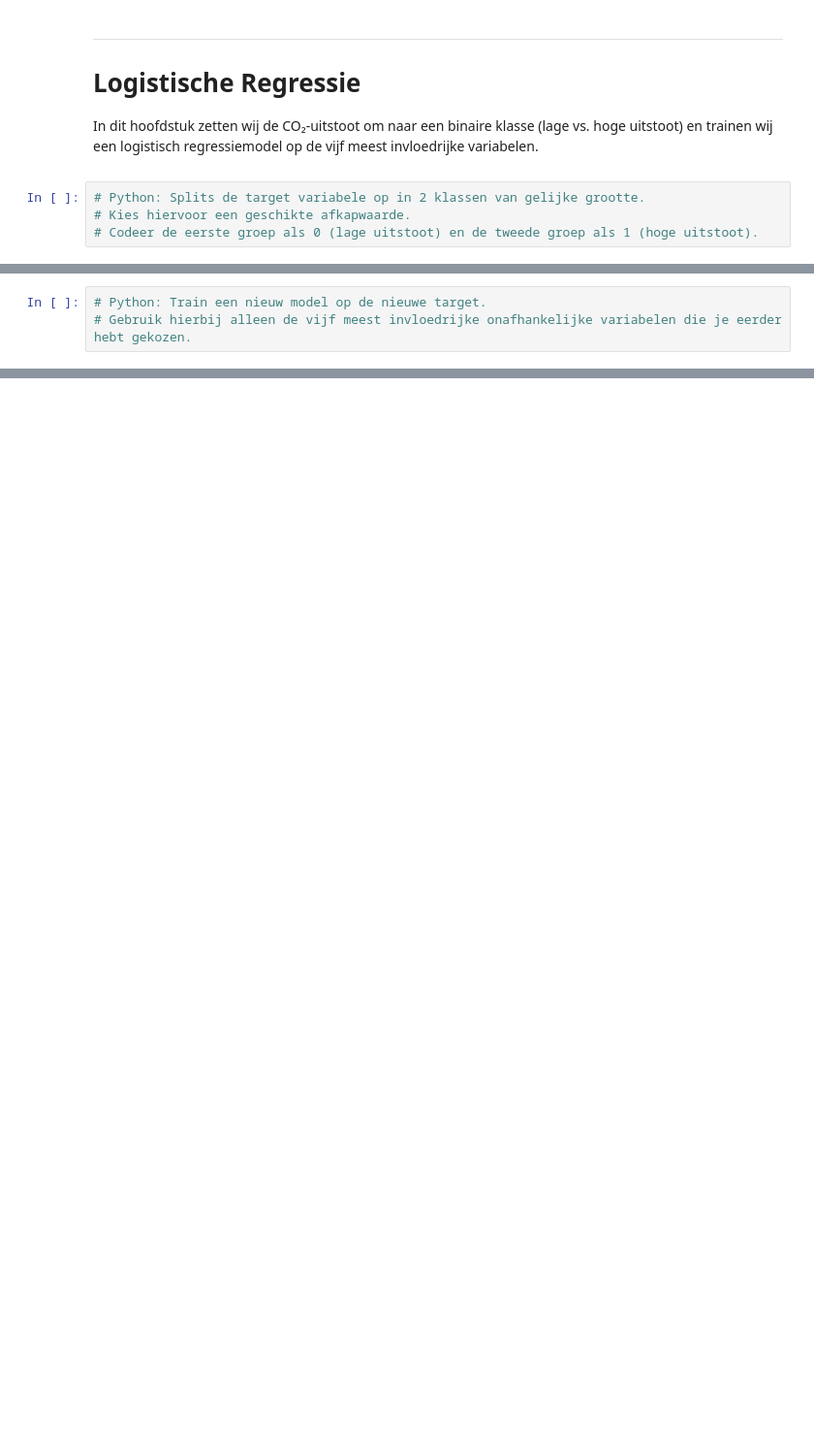
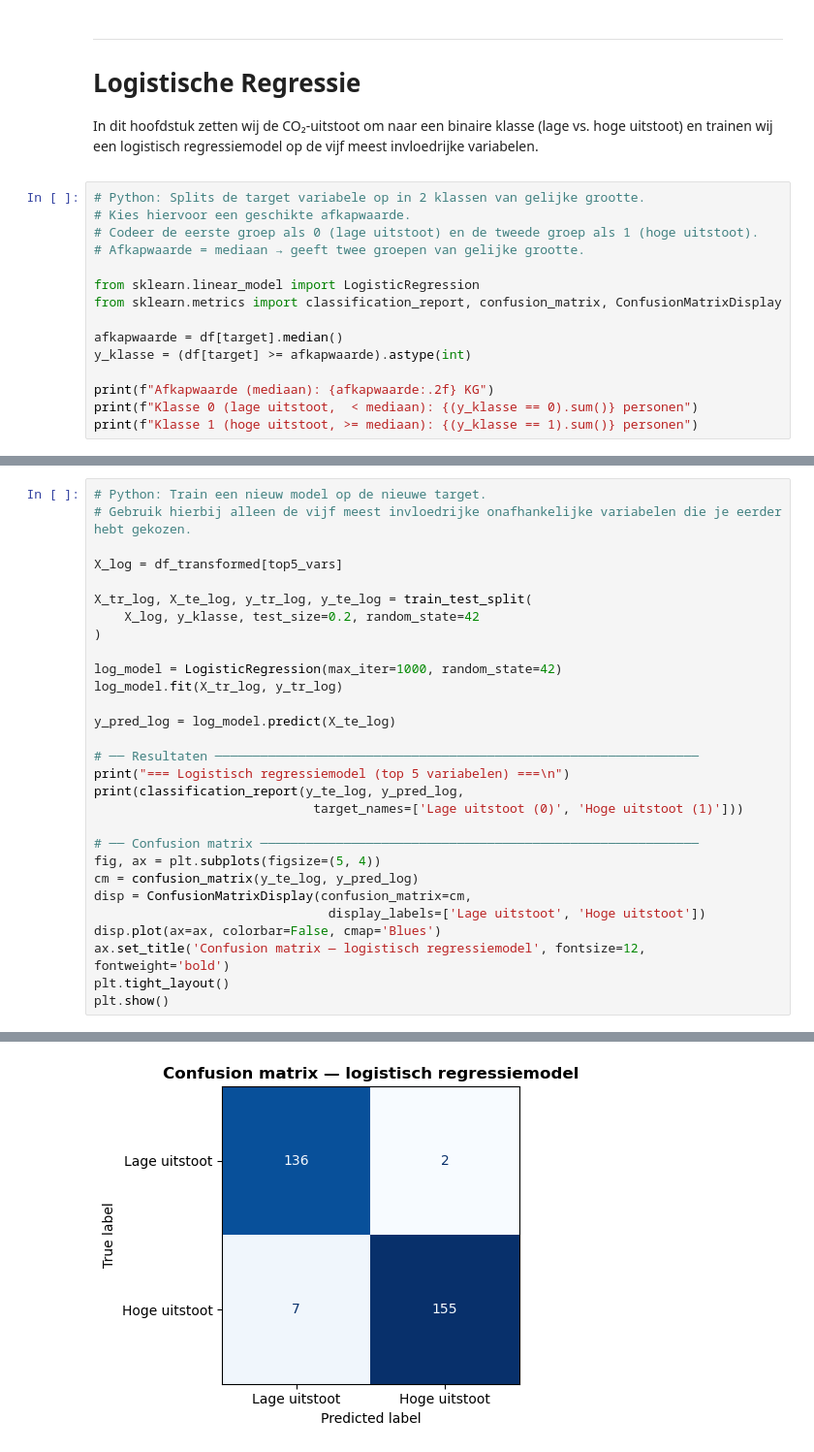
Before and after one commit to EchoinSilences/WiskundePortfolioHHS, a Jupyter notebook: Onderzoek.ipynb, the cells around one changed output, grey strips where cells are left out. Shown at 97% size. Saved outputs shown, nothing was run; the diff lists cells and outputs as text; blank space fills up the shorter version.

```diff
--- a/Onderzoek.ipynb
+++ b/Onderzoek.ipynb
@@ -722,3 +704,14 @@ In dit hoofdstuk zetten wij de CO₂-uitstoot om naar een binaire klasse (lage v
 # Python: Splits de target variabele op in 2 klassen van gelijke grootte.
 # Kies hiervoor een geschikte afkapwaarde.
 # Codeer de eerste groep als 0 (lage uitstoot) en de tweede groep als 1 (hoge uitstoot).
+# Afkapwaarde = mediaan → geeft twee groepen van gelijke grootte.
+
+from sklearn.linear_model import LogisticRegression
+from sklearn.metrics import classification_report, confusion_matrix, ConfusionMatrixDisplay
+
+afkapwaarde = df[target].median()
+y_klasse = (df[target] >= afkapwaarde).astype(int)
+
+print(f"Afkapwaarde (mediaan): {afkapwaarde:.2f} KG")
+print(f"Klasse 0 (lage uitstoot,  < mediaan): {(y_klasse == 0).sum()} personen")
+print(f"Klasse 1 (hoge uitstoot, >= mediaan): {(y_klasse == 1).sum()} personen")
@@ -725,3 +722,30 @@ In dit hoofdstuk zetten wij de CO₂-uitstoot om naar een binaire klasse (lage v
 # %%
 # Python: Train een nieuw model op de nieuwe target.
 # Gebruik hierbij alleen de vijf meest invloedrijke onafhankelijke variabelen die je eerder hebt gekozen.
+
+X_log = df_transformed[top5_vars]
+
+X_tr_log, X_te_log, y_tr_log, y_te_log = train_test_split(
+    X_log, y_klasse, test_size=0.2, random_state=42
+)
+
+log_model = LogisticRegression(max_iter=1000, random_state=42)
+log_model.fit(X_tr_log, y_tr_log)
+
+y_pred_log = log_model.predict(X_te_log)
+
+# ── Resultaten ────────────────────────────────────────────────────────────────
+print("=== Logistisch regressiemodel (top 5 variabelen) ===\n")
+print(classification_report(y_te_log, y_pred_log,
+                             target_names=['Lage uitstoot (0)', 'Hoge uitstoot (1)']))
+
+# ── Confusion matrix ──────────────────────────────────────────────────────────
+fig, ax = plt.subplots(figsize=(5, 4))
+cm = confusion_matrix(y_te_log, y_pred_log)
+disp = ConfusionMatrixDisplay(confusion_matrix=cm,
+                               display_labels=['Lage uitstoot', 'Hoge uitstoot'])
+disp.plot(ax=ax, colorbar=False, cmap='Blues')
+ax.set_title('Confusion matrix — logistisch regressiemodel', fontsize=12, fontweight='bold')
+plt.tight_layout()
+plt.show()
+# %% [output]
@@ -728,3 +762,4 @@ In dit hoofdstuk zetten wij de CO₂-uitstoot om naar een binaire klasse (lage v
+[figure, added]
 # %% [markdown]
 <div style="font-family: 'Times New Roman', serif; line-height: 1.3;">
 
```
Also changed, not shown: parts of 5 cells of this notebook.
